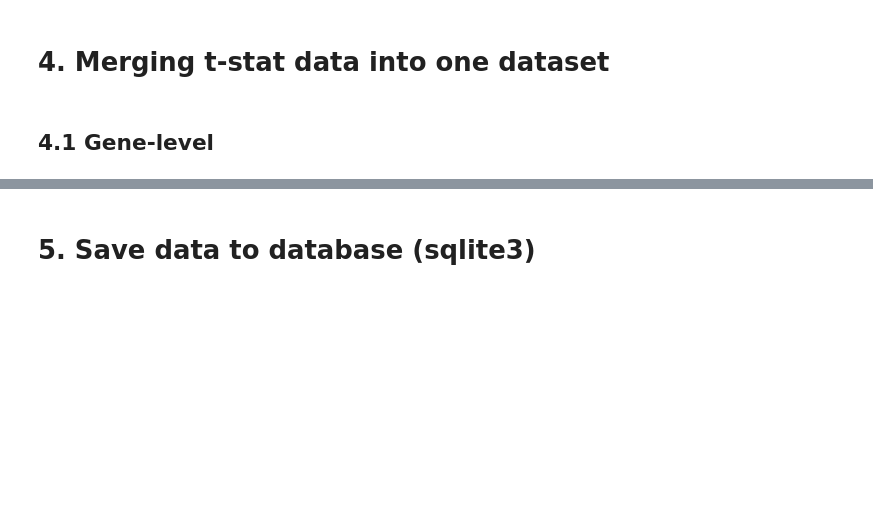
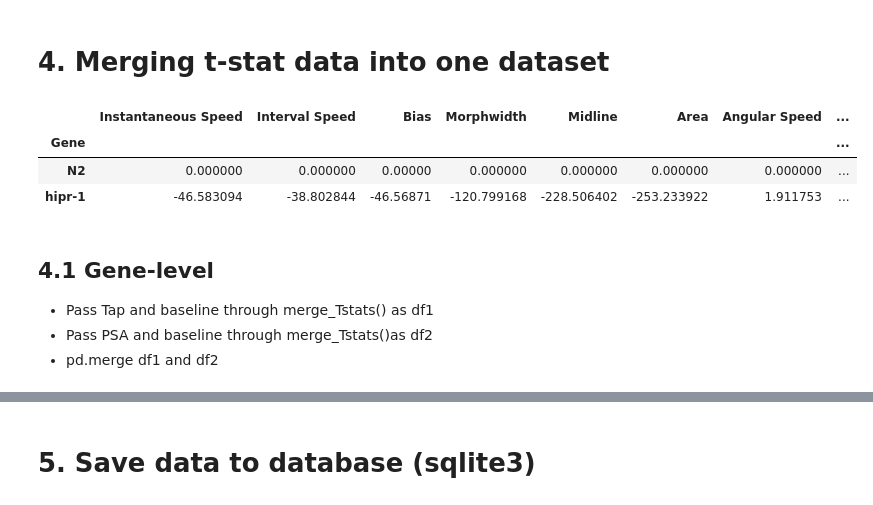
Before and after one commit to JosephLiangUBC/MWT_Dashboard, a Jupyter notebook: Step4_data_processing_for_db.ipynb, the cells around one changed output, grey strips where cells are left out. Saved outputs shown, nothing was run; the diff lists cells and outputs as text; code cells hidden in the pictures; blank space fills up the shorter version.

Commit message:
organise outputs in step4

```diff
--- a/Step4_data_processing_for_db.ipynb
+++ b/Step4_data_processing_for_db.ipynb
@@ -44,7 +44,7 @@ display(psa_chooser)
 # %% [output]
 FileChooser(path='/Users/gurmehak/Documents/RankinLab', filename='', title='', show_hidden=False, select_desc=…
 # %%
-screens = ['PD_Screen', 'ASD_Screen', 'G-Proteins_Screen', 'Glia_Genes_Screen', 'Neuron_Genes_Screen', 'PD_GWAS_Locus71_Screen', 'Miscellaneous']
+screens = ['PD_Screen', 'ASD_Screen', 'G-Proteins_Screen', 'Glia_Genes_Screen', 'Neuron_Genes_Screen', 'PD_GWAS_Locus71_Screen']
 
 screen_chooser = widgets.Select(options=screens, value=screens[0], description='Screen:')
 display(screen_chooser)
@@ -60,7 +60,7 @@ print(folder_path)
 ## Read baseline, tap and post stimulus arousal (psa) data
 # %%
 # Read the baseline file
-baseline_output = pd.read_csv(baseline_chooser.selected, index_col=0).reset_index(drop=True)
+baseline_output = pd.read_csv(baseline_chooser.selected, index_col=0)#.drop(columns=['index'])
 
 print(f"\nShape of the baseline .csv file: {baseline_output.shape}")
 
@@ -77,7 +77,7 @@ Shape of the baseline .csv file: (30487, 21)
 5 rows × 21 columns
 # %%
 # Read the tap file
-tap_output = pd.read_csv(tap_chooser.selected, index_col=0).reset_index(drop=True)
+tap_output = pd.read_csv(tap_chooser.selected, index_col=0)
 
 print(f"\nShape of the tap .csv file: {tap_output.shape}")
 
@@ -640,14 +839,14 @@ def TTest(Type, DF_ref, output, by=["Gene", "dataset"]):
 
     """
     for a in DF_ref[by].unique():
-        Tstat_a =ttest_ind(DF_ref[DF_ref.dataset == a][Type], DF_ref[DF_ref.Allele.isin(["XJ1","N2"])][Type],equal_var=False)[0]
-        Tstat_g= ttest_ind(DF_ref[DF_ref.Gene == a][Type], DF_ref[DF_ref.Gene == "N2"][Type],equal_var=False)[0]
+        Tstat_a = ttest_ind(DF_ref[DF_ref.dataset == a][Type], DF_ref[DF_ref.Allele.isin(["XJ1","N2"])][Type],equal_var=False)[0]
+        Tstat_g = ttest_ind(DF_ref[DF_ref.Gene == a][Type], DF_ref[DF_ref.Gene == "N2"][Type],equal_var=False)[0]
         Tstat = Tstat_g if by=="Gene" else Tstat_a
-        row=[a, Tstat]
-        output.loc[len(output)]=row
+        row = [a, Tstat]
+        output.loc[len(output)] = row
     # print(output)
 
-def do_TTest(by=["Gene", "dataset"], baseline=["true", "false"]):
+def do_TTest(by=["Gene", "dataset"], baseline=["true", "false", "psa"]):
     """
     Perform TTest function for each unique Gene/dataset column in baseline_output/tap_data
 
@@ -661,9 +860,12 @@ def do_TTest(by=["Gene", "dataset"], baseline=["true", "false"]):
     if baseline=="true":
         list_Tstats, list_metrics = baseline_metrics(by)
         data = baseline_output
+    elif baseline=="false":
+        list_Tstats,list_metrics = tap_metrics(by)
+        data = tap_data
     else:
-        list_Tstats,list_metrics = tap_metrics(by)
-        data =tap_data
+        list_Tstats,list_metrics = psa_metrics(by)
+        data = psa_data
     for x in data[by].unique():
         if Screen=="Neuron_Genes_Screen":
             condition = x in (["N2"] if by == "Gene" else ["N2_XJ1", "N2_N2"])
@@ -680,7 +882,7 @@ def do_TTest(by=["Gene", "dataset"], baseline=["true", "false"]):
                 gene_data_final = gene_data[gene_data[by].isin(['N2', x])]
 
             for a,b in zip(list_metrics, list_Tstats):
-                TTest(a, gene_data_final, b, by) #calls t test function
+                TTest(a, gene_data_final, b, by) # calls t test function
 
     PD_Tstats=pd.DataFrame()
     for a in list_Tstats:
@@ -872,3 +1128,14 @@ def merge_Tstats(baseline, habituation, by=["Gene", "dataset"], Screen=Screen):
+# %%
+PD_baseline_Tstats
+# %% [output]
+|  | Instantaneous Speed | Interval Speed | Bias | Morphwidth | Midline | Area | Angular Speed | ... |
+| Gene |  |  |  |  |  |  |  | ... |
+| N2 | 0.000000 | 0.000000 | 0.00000 | 0.000000 | 0.000000 | 0.000000 | 0.000000 | ... |
+| hipr-1 | -46.583094 | -38.802844 | -46.56871 | -120.799168 | -228.506402 | -253.233922 | 1.911753 | ... |
 # %% [markdown]
 ## 4.1 Gene-level
+
+- Pass Tap and baseline through merge_Tstats() as df1
+- Pass PSA and baseline through merge_Tstats()as df2
+- pd.merge df1 and df2
 # %%
```
Also changed, not shown: parts of 42 cells of this notebook.
